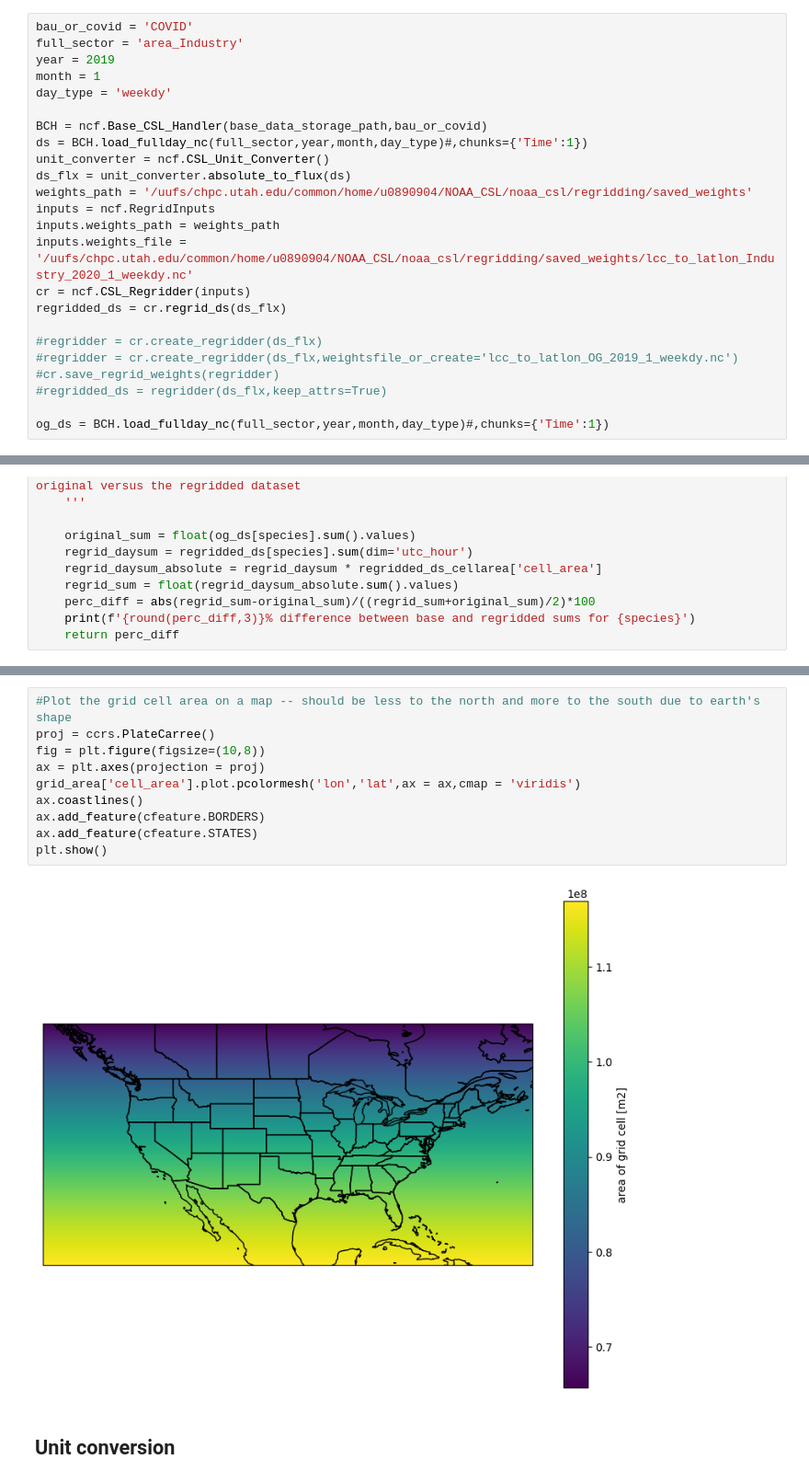
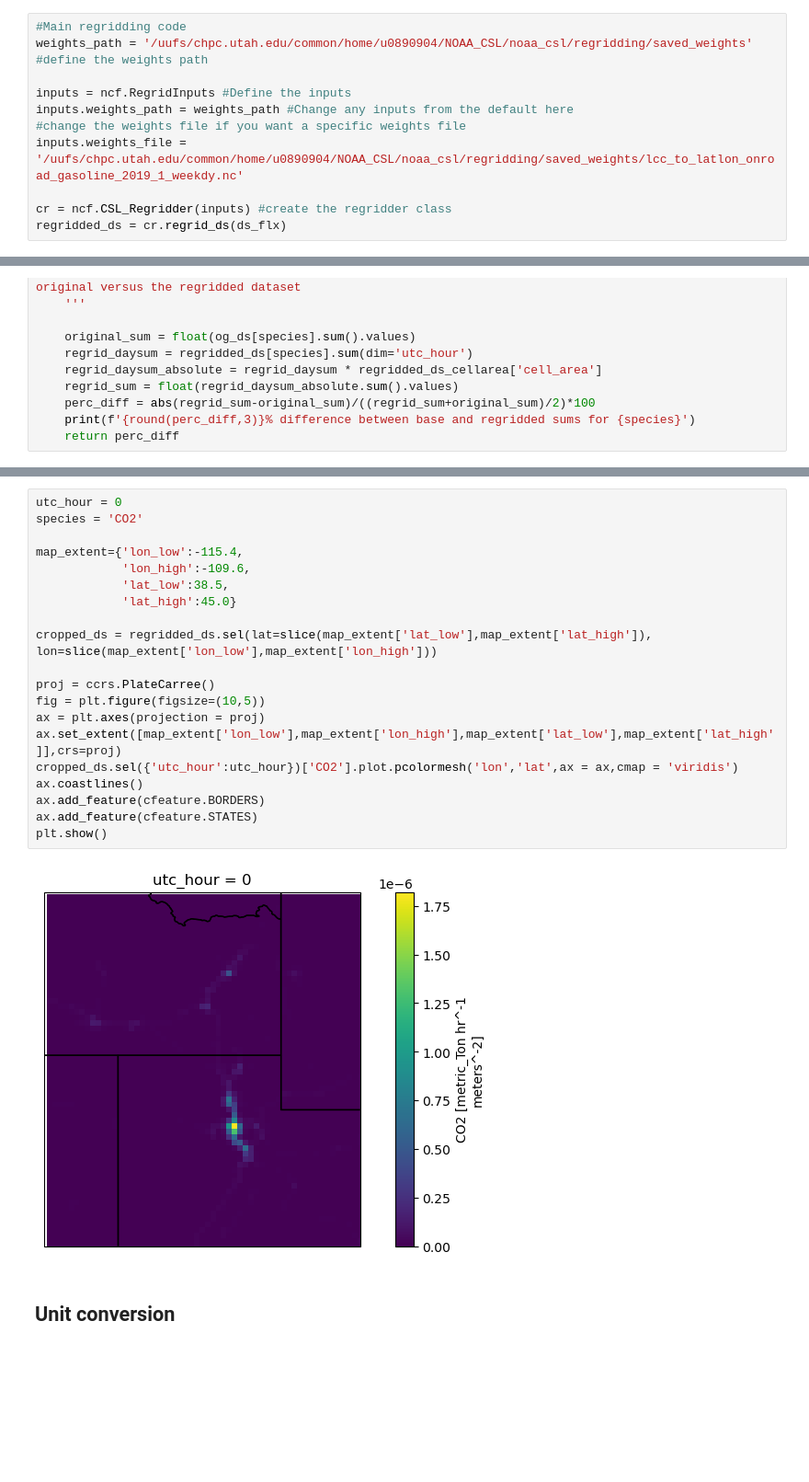
Before and after one commit to agmeyer4/noaa_csl, a Jupyter notebook: noaa_csl_dev.ipynb, the cells around one changed output, grey strips where cells are left out. Shown at 92% size. Drawn from its saved outputs; the diff is of its cells as text; blank space fills up the shorter version.

```diff
--- a/noaa_csl_dev.ipynb
+++ b/noaa_csl_dev.ipynb
@@ -88,27 +107,14 @@ https://fabienmaussion.info/2018/01/06/wrf-projection/
 # %%
-bau_or_covid = 'COVID'
-full_sector = 'area_Industry'
-year = 2019
-month = 1
-day_type = 'weekdy'
+#Main regridding code
+weights_path = '/uufs/chpc.utah.edu/common/home/u0890904/NOAA_CSL/noaa_csl/regridding/saved_weights' #define the weights path
 
-BCH = ncf.Base_CSL_Handler(base_data_storage_path,bau_or_covid)
-ds = BCH.load_fullday_nc(full_sector,year,month,day_type)#,chunks={'Time':1})
-unit_converter = ncf.CSL_Unit_Converter()
-ds_flx = unit_converter.absolute_to_flux(ds)
-weights_path = '/uufs/chpc.utah.edu/common/home/u0890904/NOAA_CSL/noaa_csl/regridding/saved_weights'
-inputs = ncf.RegridInputs
-inputs.weights_path = weights_path
-inputs.weights_file = '/uufs/chpc.utah.edu/common/home/u0890904/NOAA_CSL/noaa_csl/regridding/saved_weights/lcc_to_latlon_Industry_2020_1_weekdy.nc'
-cr = ncf.CSL_Regridder(inputs)
+inputs = ncf.RegridInputs #Define the inputs
+inputs.weights_path = weights_path #Change any inputs from the default here
+#change the weights file if you want a specific weights file
+inputs.weights_file = '/uufs/chpc.utah.edu/common/home/u0890904/NOAA_CSL/noaa_csl/regridding/saved_weights/lcc_to_latlon_onroad_gasoline_2019_1_weekdy.nc'
+
+cr = ncf.CSL_Regridder(inputs) #create the regridder class
 regridded_ds = cr.regrid_ds(ds_flx)
-
-#regridder = cr.create_regridder(ds_flx)
-#regridder = cr.create_regridder(ds_flx,weightsfile_or_create='lcc_to_latlon_OG_2019_1_weekdy.nc')
-#cr.save_regrid_weights(regridder)
-#regridded_ds = regridder(ds_flx,keep_attrs=True)
-
-og_ds = BCH.load_fullday_nc(full_sector,year,month,day_type)#,chunks={'Time':1})
 # %% [output]
 Creating regridder
 Regridding
@@ -153,14 +221,24 @@ grid_area = xr.open_dataset('./test/grid_out_area.nc')
 # %%
-#Plot the grid cell area on a map -- should be less to the north and more to the south due to earth's shape
+utc_hour = 0
+species = 'CO2'
+
+map_extent={'lon_low':-115.4,
+            'lon_high':-109.6,
+            'lat_low':38.5,
+            'lat_high':45.0}
+
+cropped_ds = regridded_ds.sel(lat=slice(map_extent['lat_low'],map_extent['lat_high']), lon=slice(map_extent['lon_low'],map_extent['lon_high']))
+
 proj = ccrs.PlateCarree()
-fig = plt.figure(figsize=(10,8))
+fig = plt.figure(figsize=(10,5))
 ax = plt.axes(projection = proj)
-grid_area['cell_area'].plot.pcolormesh('lon','lat',ax = ax,cmap = 'viridis')
+ax.set_extent([map_extent['lon_low'],map_extent['lon_high'],map_extent['lat_low'],map_extent['lat_high']],crs=proj)
+cropped_ds.sel({'utc_hour':utc_hour})['CO2'].plot.pcolormesh('lon','lat',ax = ax,cmap = 'viridis')
 ax.coastlines()
 ax.add_feature(cfeature.BORDERS)
 ax.add_feature(cfeature.STATES)
 plt.show()
 # %% [output]
-[figure, old version]
+[figure, new version]
 # %% [markdown]
 ## Unit conversion
```
Also changed, not shown: parts of 30 cells of this notebook, 5 other files.
